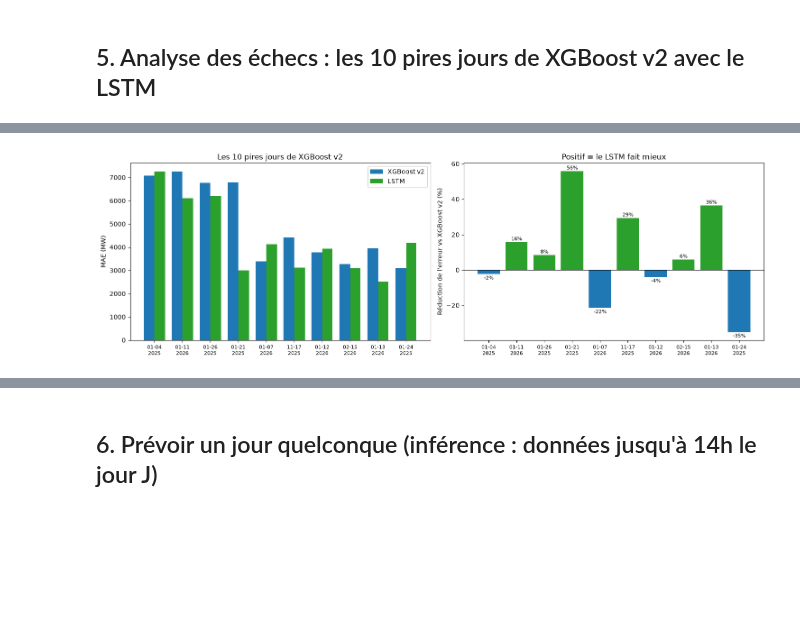
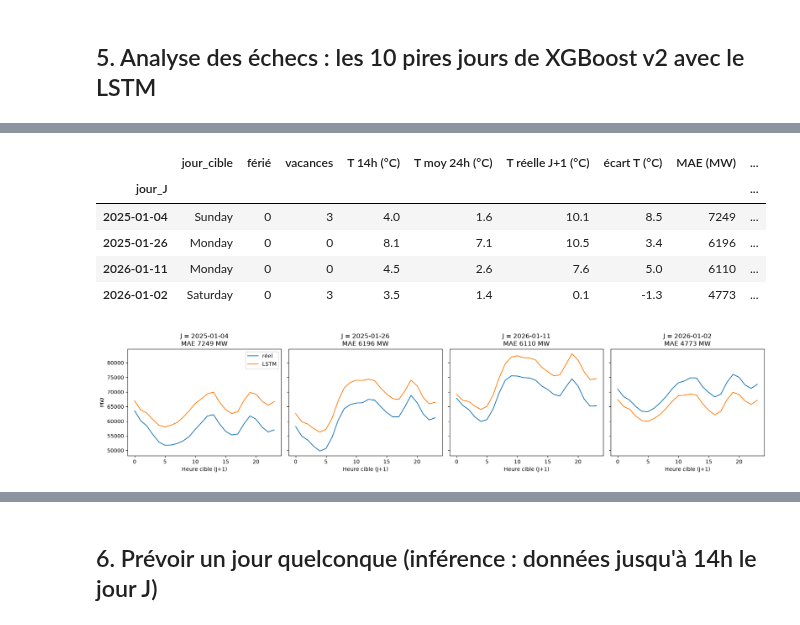
Before and after one commit to LeStolz/ConsommationElectrique, a Jupyter notebook: notebooks/modelisation_lstm.ipynb, the cells around one changed output, grey strips where cells are left out. Drawn from its saved outputs; the diff is of its cells as text; code cells hidden in the pictures; blank space fills up the shorter version.

Commit message:
analyse d'echec et ablation pour lstm

```diff
--- a/notebooks/modelisation_lstm.ipynb
+++ b/notebooks/modelisation_lstm.ipynb
@@ -301,26 +256,47 @@ Les 10 pires jours du LSTM :
-# %%
-fig, axes = plt.subplots(1, 2, figsize=(15, 4.8))
-x = np.arange(len(comp)); w = 0.38
-etiq = [d[5:] + "\n" + d[:4] for d in comp.index]       # "01-04\n2025"
-
-# 1) MAE par jour : XGBoost v2 vs LSTM
-ax = axes[0]
-ax.bar(x - w/2, comp["mae_xgboost_v2"], w, label="XGBoost v2", color="tab:blue")
-ax.bar(x + w/2, comp["mae_lstm"], w, label="LSTM", color="tab:green")
-ax.set_xticks(x); ax.set_xticklabels(etiq, fontsize=8)
-ax.set_ylabel("MAE (MW)"); ax.set_title("Les 10 pires jours de XGBoost v2"); ax.legend()
-
-# 2) Écart relatif : vert = LSTM meilleur, rouge = LSTM moins bon
-ax = axes[1]
-couleurs = ["tab:green" if v > 0 else "tab:blue" for v in comp["écart_%"]]
-ax.bar(x, comp["écart_%"], color=couleurs)
-ax.axhline(0, color="k", lw=0.8)
-for i, v in enumerate(comp["écart_%"]):
-    ax.text(i, v + (1 if v >= 0 else -3), f"{v:.0f}%", ha="center", fontsize=8)
-ax.set_xticks(x); ax.set_xticklabels(etiq, fontsize=8)
-ax.set_ylabel("Réduction de l'erreur vs XGBoost v2 (%)")
-ax.set_title("Positif = le LSTM fait mieux")
-
-plt.tight_layout(); plt.show()
-# %% [output]
-[figure, removed]
+# %%
+JOURS = ["2025-01-04", "2025-01-26", "2026-01-11", "2026-01-02"]
+
+d = df.set_index("timestamp_paris")
+temp = d["temperature_c_pondere_pop"]
+dates_test = jeux["test"][3]
+lignes = []
+
+for j in JOURS:
+    J = pd.Timestamp(j, tz="Europe/Paris")
+    J1 = J + pd.Timedelta(days=1)
+    k = int(np.where(dates_test == J)[0][0])
+    h14 = J + pd.Timedelta(hours=14)
+
+    t_14h = temp.loc[h14]                                          # dernière valeur connue
+    t_24h = temp.loc[h14 - pd.Timedelta(hours=23):h14].mean()      # moyenne des 24 h précédentes
+    t_j1 = temp.loc[J1:J1 + pd.Timedelta(hours=23)].mean()         # réalité de J+1 (inconnue à 14h)
+
+    erreur = np.abs(pred_te[k] - reel_te[k]).mean()
+    lignes.append({
+        "jour_J": j, "jour_cible": J1.day_name(),
+        "férié": int(d.loc[J1 + pd.Timedelta(hours=12), "ferie"]),
+        "vacances": int(d.loc[J1 + pd.Timedelta(hours=12), "vacances"]),
+        "T 14h (°C)": round(t_14h, 1), "T moy 24h (°C)": round(t_24h, 1),
+        "T réelle J+1 (°C)": round(t_j1, 1), "écart T (°C)": round(t_j1 - t_24h, 1),
+        "MAE (MW)": round(erreur), "biais (MW)": round((reel_te[k] - pred_te[k]).mean()),
+        "accuracy %": round(100 - (np.abs(pred_te[k] - reel_te[k]) / reel_te[k]).mean() * 100, 2),
+    })
+tab_echecs = pd.DataFrame(lignes).set_index("jour_J")
+display(tab_echecs)
+
+fig, axes = plt.subplots(1, len(JOURS), figsize=(4.5 * len(JOURS), 4), sharey=True)
+for ax, j in zip(axes, JOURS):
+    k = int(np.where(dates_test == pd.Timestamp(j, tz="Europe/Paris"))[0][0])
+    ax.plot(reel_te[k], label="réel"); ax.plot(pred_te[k], label="LSTM")
+    ax.set_title(f"J = {j}\nMAE {np.abs(pred_te[k] - reel_te[k]).mean():.0f} MW")
+    ax.set_xlabel("Heure cible (J+1)")
+axes[0].set_ylabel("MW"); axes[0].legend()
+plt.tight_layout(); plt.show()
+# %% [output]
+|  | jour_cible | férié | vacances | T 14h (°C) | T moy 24h (°C) | T réelle J+1 (°C) | écart T (°C) | MAE (MW) | ... |
+| jour_J |  |  |  |  |  |  |  |  | ... |
+| 2025-01-04 | Sunday | 0 | 3 | 4.0 | 1.6 | 10.1 | 8.5 | 7249 | ... |
+| 2025-01-26 | Monday | 0 | 0 | 8.1 | 7.1 | 10.5 | 3.4 | 6196 | ... |
+| 2026-01-11 | Monday | 0 | 0 | 4.5 | 2.6 | 7.6 | 5.0 | 6110 | ... |
+| 2026-01-02 | Saturday | 0 | 3 | 3.5 | 1.4 | 0.1 | -1.3 | 4773 | ... |
+[figure, added]
```
Also changed, not shown: parts of 8 cells of this notebook.
